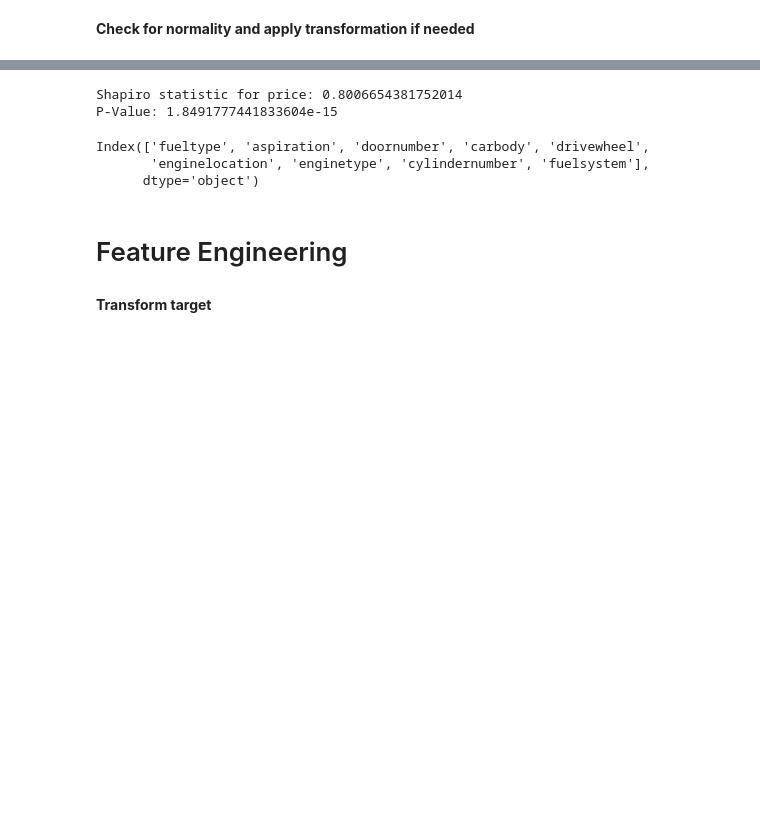
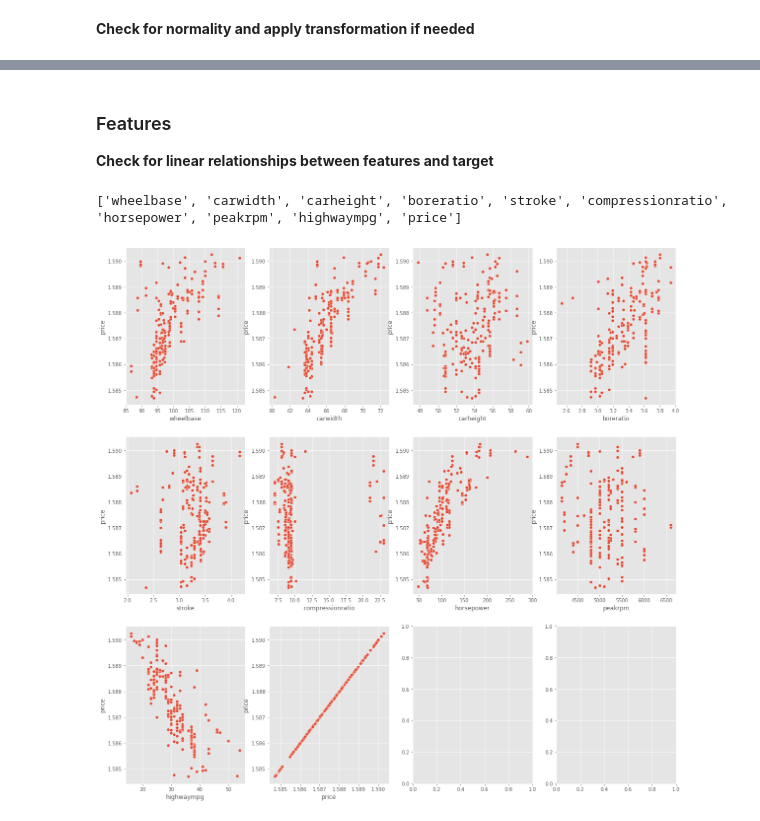
Before and after one commit to KishenSharma6/CarPricesPrediction, a Jupyter notebook: Notebooks/Preprocessing/20201019_Preprocessing.ipynb, the cells around one changed output, grey strips where cells are left out. Drawn from its saved outputs; the diff is of its cells as text; code cells hidden in the pictures; blank space fills up the shorter version.

```diff
--- a/Notebooks/Preprocessing/20201019_Preprocessing.ipynb
+++ b/Notebooks/Preprocessing/20201019_Preprocessing.ipynb
@@ -148,10 +146,11 @@ stroke                 1.293605
 dtype: float64
 # %%
 #Remove citympg, curbweight
-raw_tests.data= raw_tests.data.drop(['citympg','curbweight'], axis= 1)
+processed_tests.data= processed_tests.data.drop(['citympg','curbweight','enginesize', 'carlength'], axis= 1)
 # %%
 #Rerun VIF test
-raw_tests.variance_inflation_score()
+display(processed_tests.variance_inflation_score())
 
 #We'll keep these features for now
+processed_data = processed_tests.data
 # %% [output]
@@ -180,19 +176,19 @@ dtype: float64
 from src.Features.feature_engineering import Transformations
 
 #Init Transformations class
-og_data = Transformations(raw_data)
+target_testing = Transformations(processed_data)
 
 #Apply shapiro-wilks test on target
-#og_data.shapiro_wilks('price') #Target is not normal
+target_testing.shapiro_wilks('price') #Target is not normal
 
 #Create dataframe to store transformed target features in
 transformations= pd.DataFrame()
 
 #Apply transformations to target and append to transformations dataframe
-transformations['square_root']= og_data.square_root('price')
-transformations['cube_root']= og_data.cube_root('price')
-transformations['log']= og_data.log_transformation('price')
-transformations['boxcox'], _= (og_data.boxcox_transformation('price'))
+transformations['square_root']= target_testing.square_root('price')
+transformations['cube_root']= target_testing.cube_root('price')
+transformations['log']= target_testing.log_transformation('price')
+transformations['boxcox'], _= (target_testing.boxcox_transformation('price'))
 
 #Convert transformations to object
 transformed_target = Tests(transformations)
@@ -213,8 +212,5 @@ P-Value: 1.0736105195974233e-06
 Shapiro statistic for boxcox: 0.9783729910850525
 P-Value: 0.002997214440256357
 # %%
-#Init processed_df. Transformed data will be stored here
-processed_df = raw_data
-
 #Update price with boxcox data
-processed_df['price'] =
+processed_data['price'] = transformations['boxcox']
@@ -252,19 +217,24 @@ from src.Features.feature_engineering import Tests
-# %%
-raw_tests.shapiro_wilks('price')
-# %% [output]
-Shapiro statistic for price: 0.8006654381752014
-P-Value: 1.8491777441833604e-15
-# %%
-#Subset categorical variables to encode
-cols = raw_data.select_dtypes(include = 'object').columns
-
-#Check
-print(cols)
-# %% [output]
-Index(['fueltype', 'aspiration', 'doornumber', 'carbody', 'drivewheel',
-       'enginelocation', 'enginetype', 'cylindernumber', 'fuelsystem'],
-      dtype='object')
-# %% [markdown]
-# Feature Engineering
-# %% [markdown]
-**Transform target**
+# %% [markdown]
+### Features
+
+**Check for linear relationships between features and target**
+# %%
+#Import visualizations
+from src.Visualization.visualize import EDA_Viz
+
+#Init EDA_Viz object
+viz = EDA_Viz(processed_data, color = 'green')
+
+#Subset numeric cols
+numerics = list(viz.dataframe.select_dtypes(include= ['float64', 'int64']))
+print(numerics)
+
+#Create plot
+f, axes = plt.subplots(3,4,figsize = (20,20))
+
+#Plot data
+for col, ax in zip(numerics,axes.flatten()):
+    viz.scatterplot(x=col, y = 'price', ax=ax)
+# %% [output]
+['wheelbase', 'carwidth', 'carheight', 'boreratio', 'stroke', 'compressionratio', 'horsepower', 'peakrpm', 'highwaympg', 'price']
+[figure, added]
```
Also changed, not shown: parts of 20 cells of this notebook.
